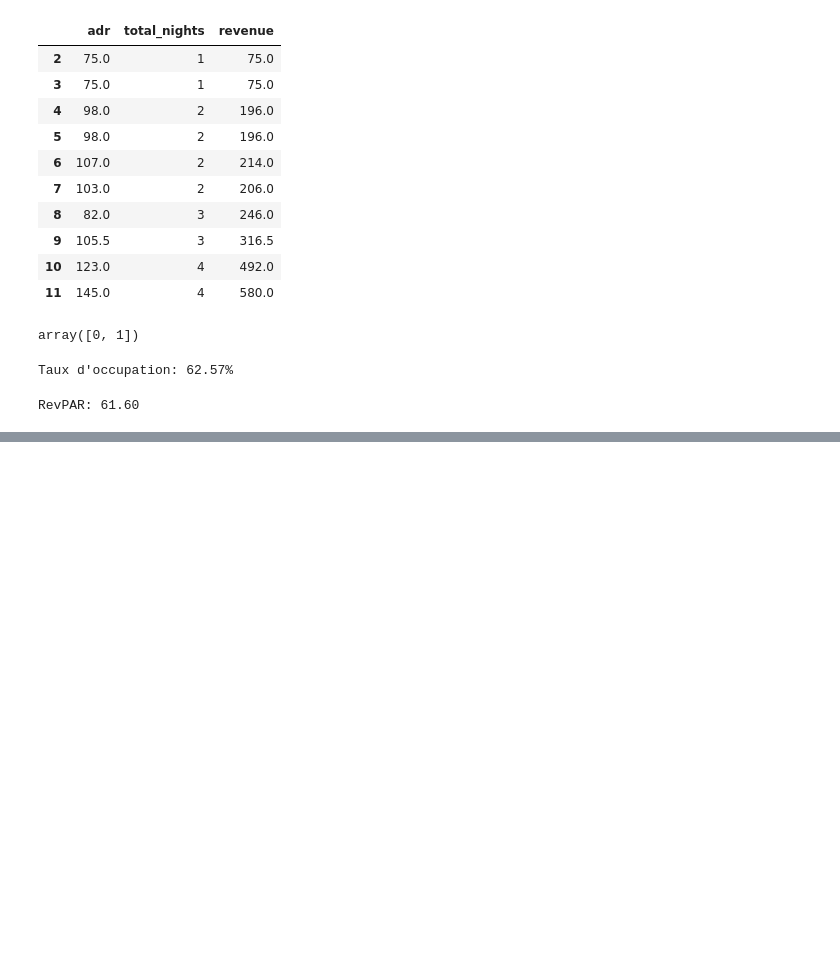
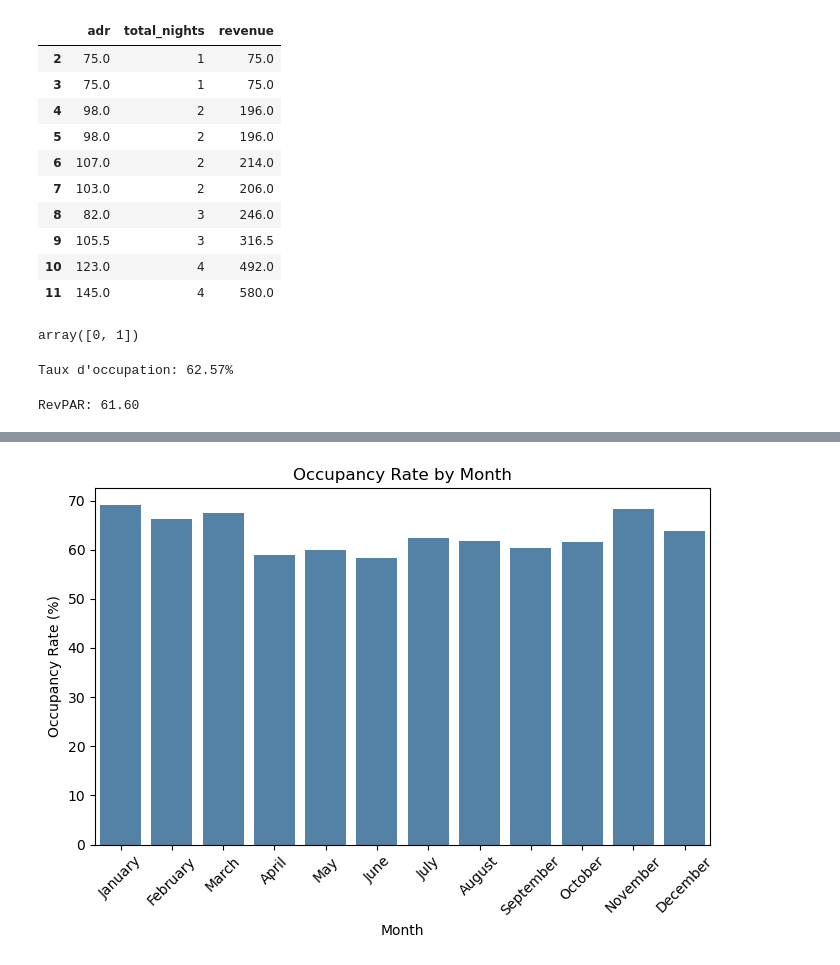
Before and after one commit to mbacke15/hotel-booking-revenue-analysis, a Jupyter notebook: notebooks/01_exploration.ipynb, the cells around one changed output, grey strips where cells are left out. Cells and saved outputs as stored; diff of their text form; code cells hidden in the pictures; blank space fills up the shorter version.

```diff
--- a/notebooks/01_exploration.ipynb
+++ b/notebooks/01_exploration.ipynb
@@ -138,0 +207,7 @@ df.to_csv('../data/hotel_bookings_clean.csv', index=False)
+# %%
+# Occupancy rate by month
+occupancy_by_month = df.groupby('arrival_date_month')['is_canceled'].apply(
+    lambda x: (x == 0).sum() / len(x) * 100
+).reindex(month_order).round(2)
+
+print(occupancy_by_month)
@@ -138,0 +229,14 @@ df.to_csv('../data/hotel_bookings_clean.csv', index=False)
+# %%
+plt.figure(figsize=(7, 5))
+sns.barplot(x=occupancy_by_month.index,
+            y=occupancy_by_month.values,
+            color='steelblue')
+plt.title('Occupancy Rate by Month')
+plt.xlabel('Month')
+plt.ylabel('Occupancy Rate (%)')
+plt.xticks(rotation=45)
+plt.tight_layout()
+plt.savefig('../exports/occupancy_by_month.png', bbox_inches='tight')
+plt.show()
+# %% [output]
+[figure, added]
```
Also changed, not shown: parts of 5 cells of this notebook, 3 other files.
